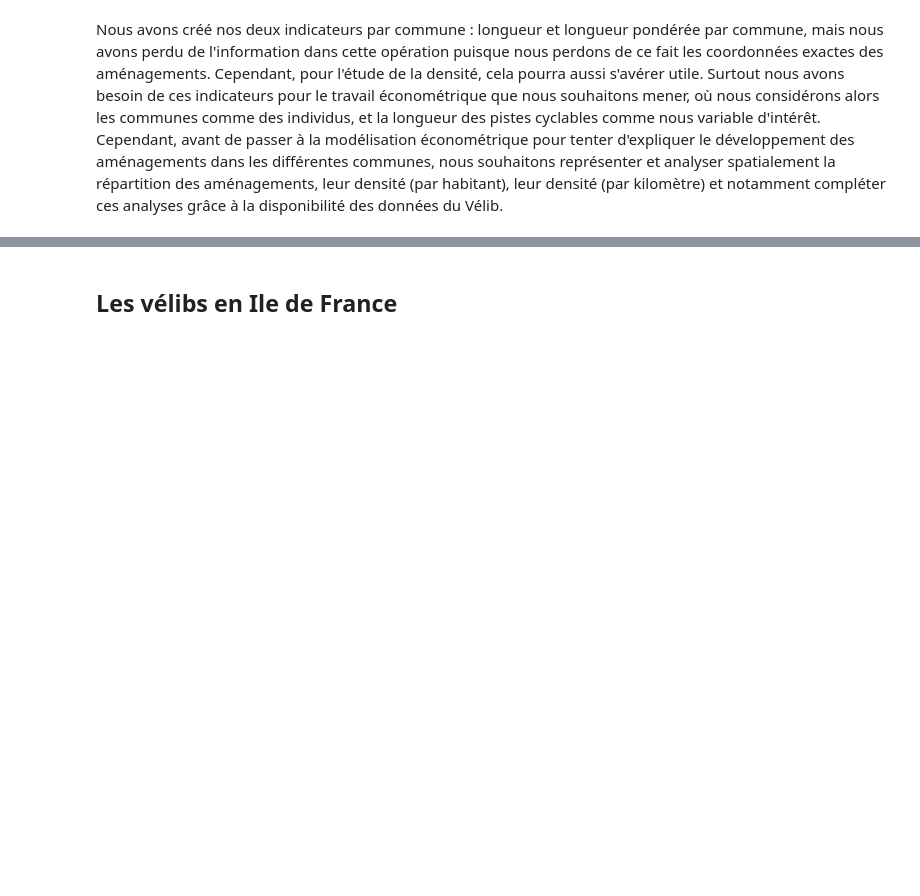
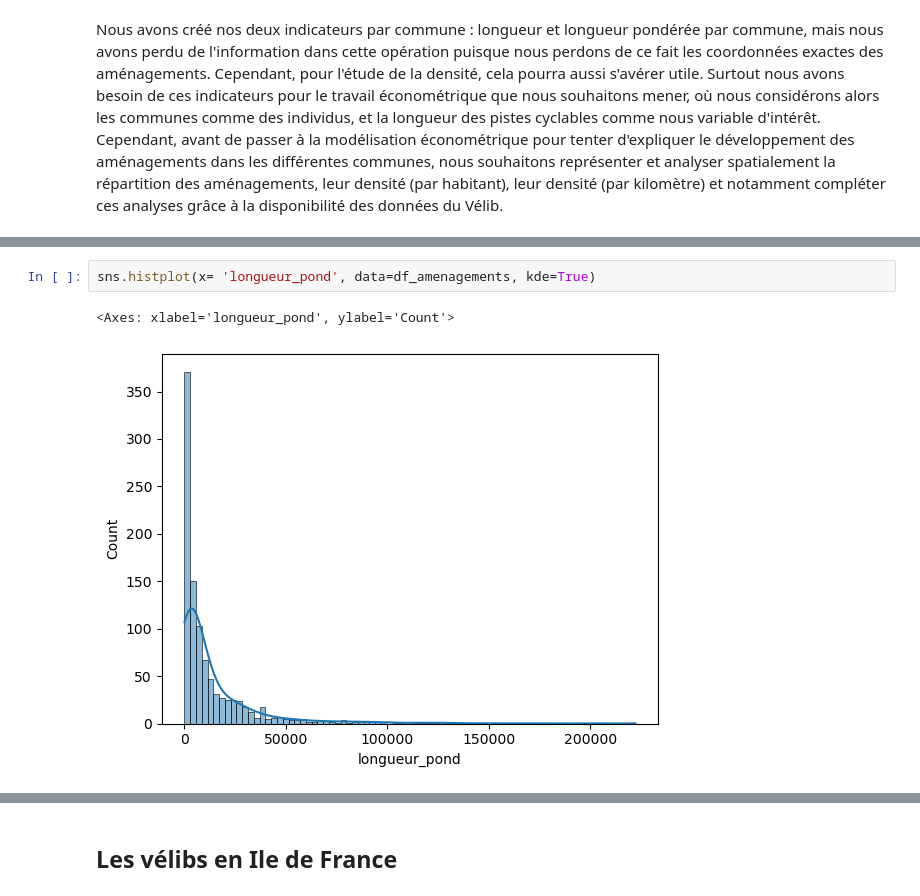
Before and after one commit to christellenguenang/Projet_Catherine_Christelle, a Jupyter notebook: 1_traitement_analyse.ipynb, the cells around one changed output, grey strips where cells are left out. Saved outputs shown, nothing was run; the diff lists cells and outputs as text; blank space fills up the shorter version.

```diff
--- a/1_traitement_analyse.ipynb
+++ b/1_traitement_analyse.ipynb
@@ -308,0 +348,5 @@ Nous avons créé nos deux indicateurs par commune : longueur et longueur pondé
+# %%
+sns.histplot(x= 'longueur_pond', data=df_amenagements, kde=True)
+# %% [output]
+<Axes: xlabel='longueur_pond', ylabel='Count'>
+[figure, added]
```
Also changed, not shown: parts of 11 cells of this notebook.
